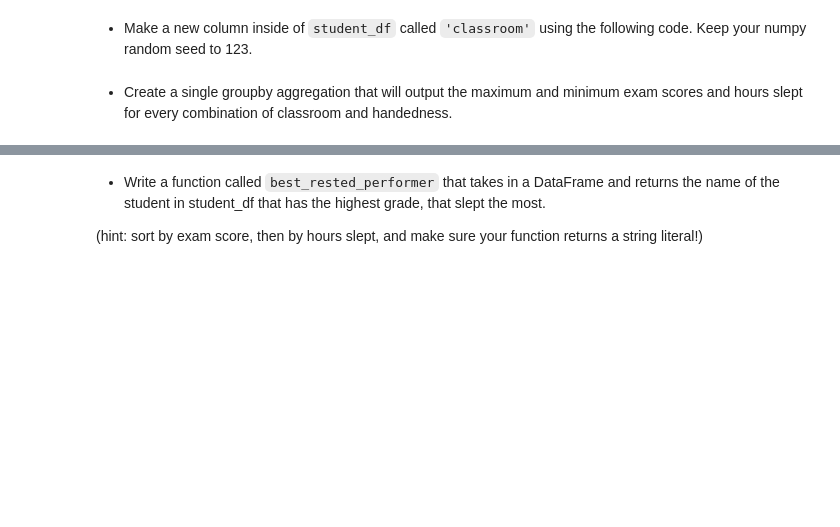
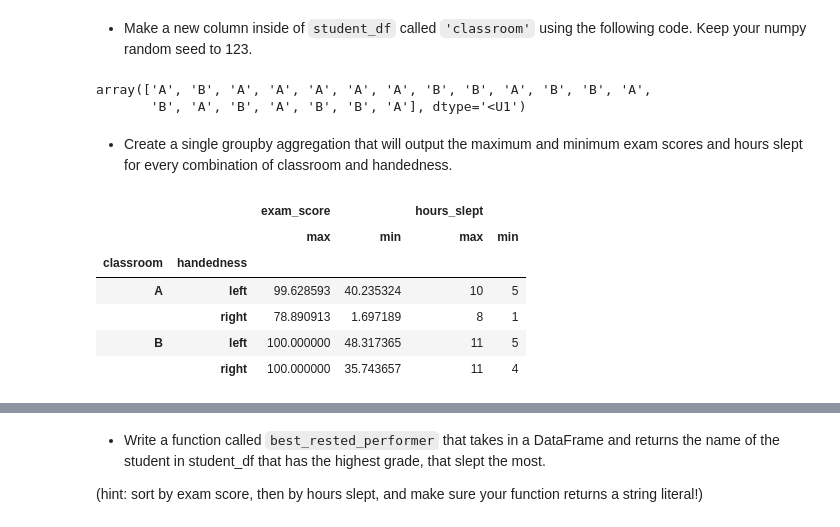
Before and after one commit to David-Howell/numpy-pandas-visualization-exercises, a Jupyter notebook: python_assessment_review.ipynb, the cells around one changed output, grey strips where cells are left out. Cells and saved outputs as stored; diff of their text form; code cells hidden in the pictures; blank space fills up the shorter version.

```diff
--- a/python_assessment_review.ipynb
+++ b/python_assessment_review.ipynb
@@ -118,5 +259,10 @@ student_df = pd.DataFrame(students)
 # %%
 np.random.seed(123)
 classrooms = np.random.choice(['A', 'B'], len(student_df))
+# %%
+classrooms
+# %% [output]
+array(['A', 'B', 'A', 'A', 'A', 'A', 'A', 'B', 'B', 'A', 'B', 'B', 'A',
+       'B', 'A', 'B', 'A', 'B', 'B', 'A'], dtype='<U1')
 # %%
 # put the value of classrooms into your new column in this cell.
@@ -126,3 +273,12 @@ assert(list(student_df.classroom.values) == list(classrooms))
  - Create a single groupby aggregation that will output the maximum and minimum exam scores and hours slept for every combination of classroom and handedness.
 # %%
 # write your aggregation in this cell:
+student_df.groupby(['classroom','handedness'])[['exam_score', 'hours_slept']].agg(['max','min'])
+# %% [output]
+|  |  | exam_score |  | hours_slept |  |
+|  |  | max | min | max | min |
+| classroom | handedness |  |  |  |  |
+| A | left | 99.628593 | 40.235324 | 10 | 5 |
+|  | right | 78.890913 | 1.697189 | 8 | 1 |
+| B | left | 100.000000 | 48.317365 | 11 | 5 |
+|  | right | 100.000000 | 35.743657 | 11 | 4 |
```
Also changed, not shown: parts of 18 cells of this notebook.
